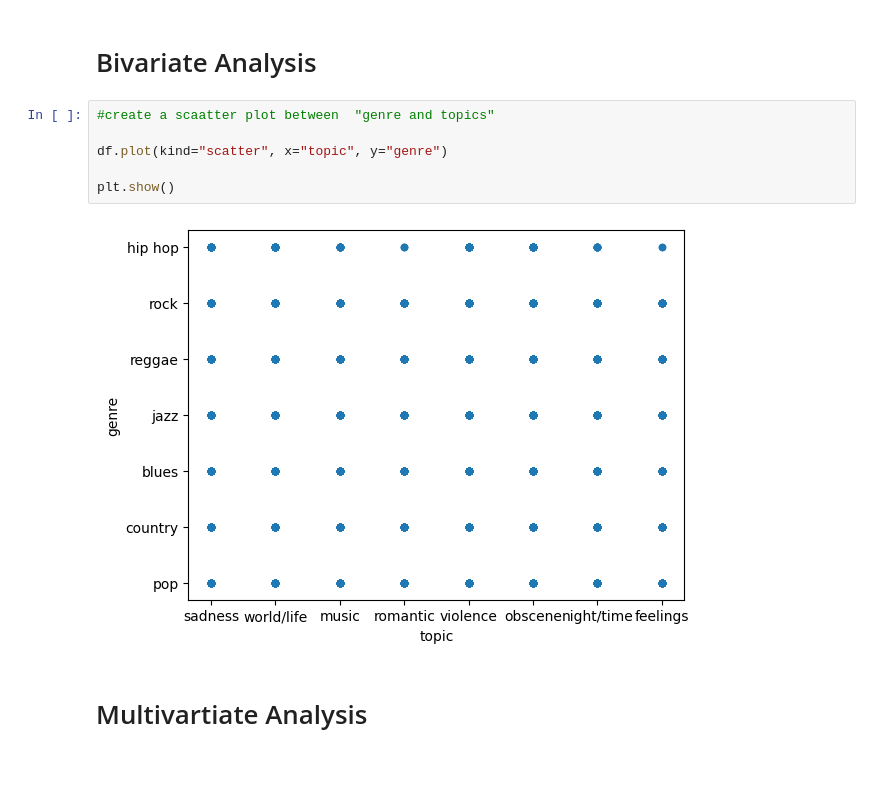
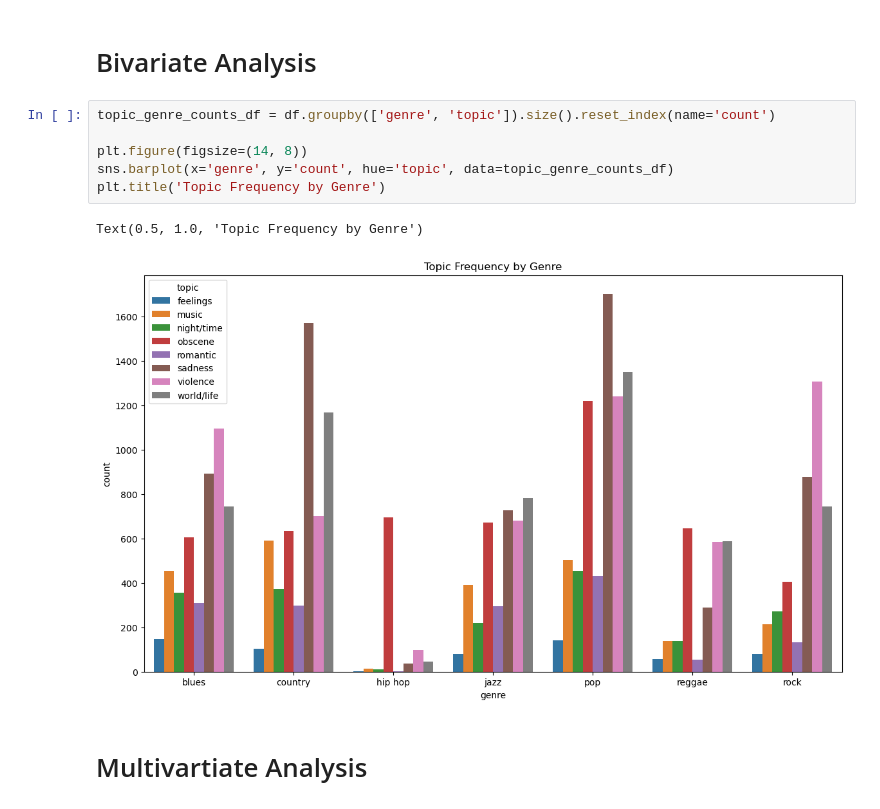
Before and after one commit to MaimunaBawa/Music_Recommendation_Algorithm, a Jupyter notebook: EDA-1.ipynb, the cells around one changed output. Cells and saved outputs as stored; diff of their text form; blank space fills up the shorter version.

```diff
--- a/EDA-1.ipynb
+++ b/EDA-1.ipynb
@@ -219,14 +219,15 @@ plt.show()
 [figure]
 # %% [markdown]
 # Bivariate Analysis
-# %%
-#create a scaatter plot between  "genre and topics"
-
-df.plot(kind="scatter", x="topic", y="genre")
-
-plt.show()
-# %% [output]
-[figure, removed]
+# %%
+topic_genre_counts_df = df.groupby(['genre', 'topic']).size().reset_index(name='count')
+
+plt.figure(figsize=(14, 8))
+sns.barplot(x='genre', y='count', hue='topic', data=topic_genre_counts_df)
+plt.title('Topic Frequency by Genre')
+# %% [output]
+Text(0.5, 1.0, 'Topic Frequency by Genre')
+[figure, added]
 # %% [markdown]
 # Multivartiate Analysis
 # %%
```
